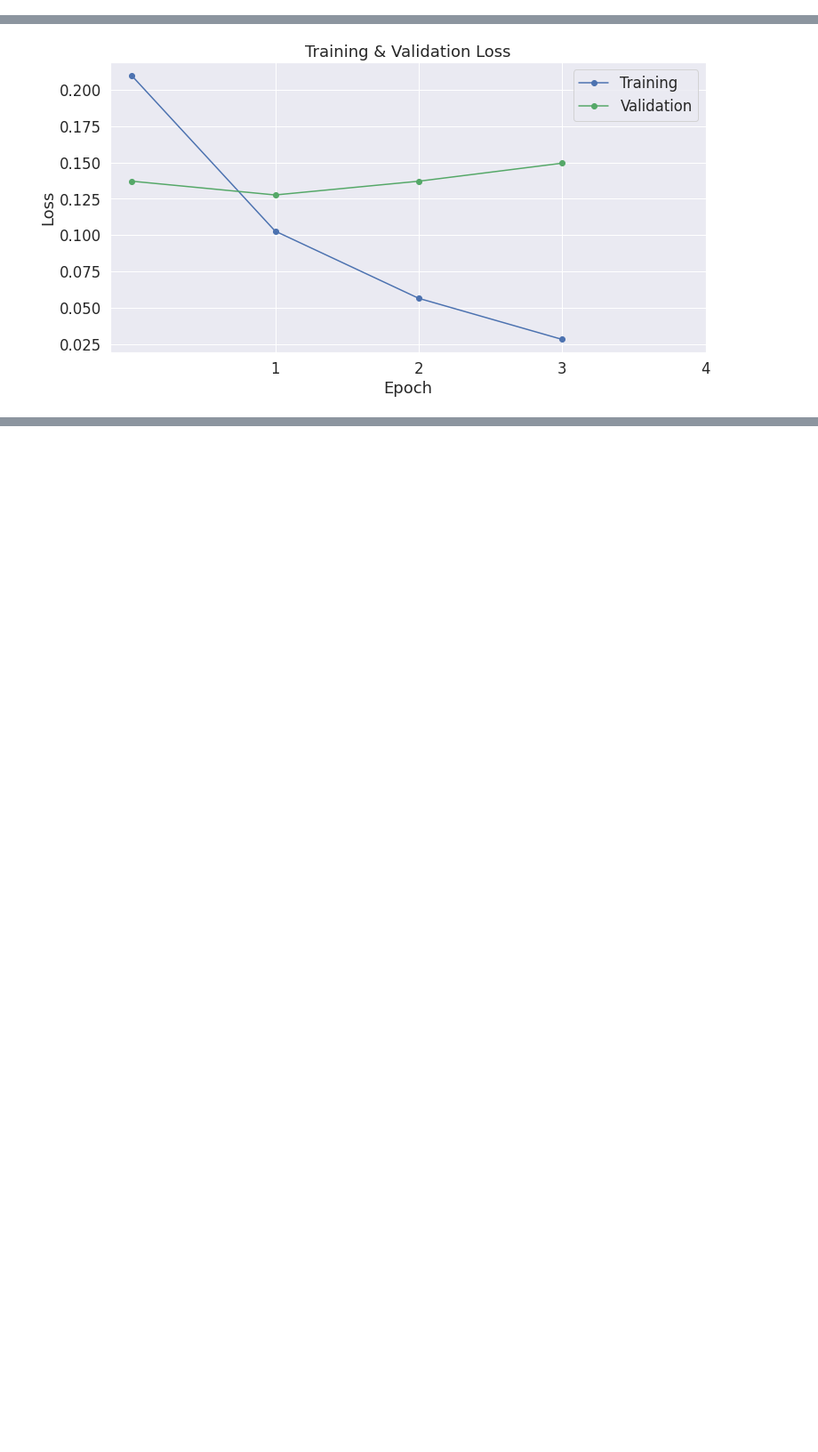
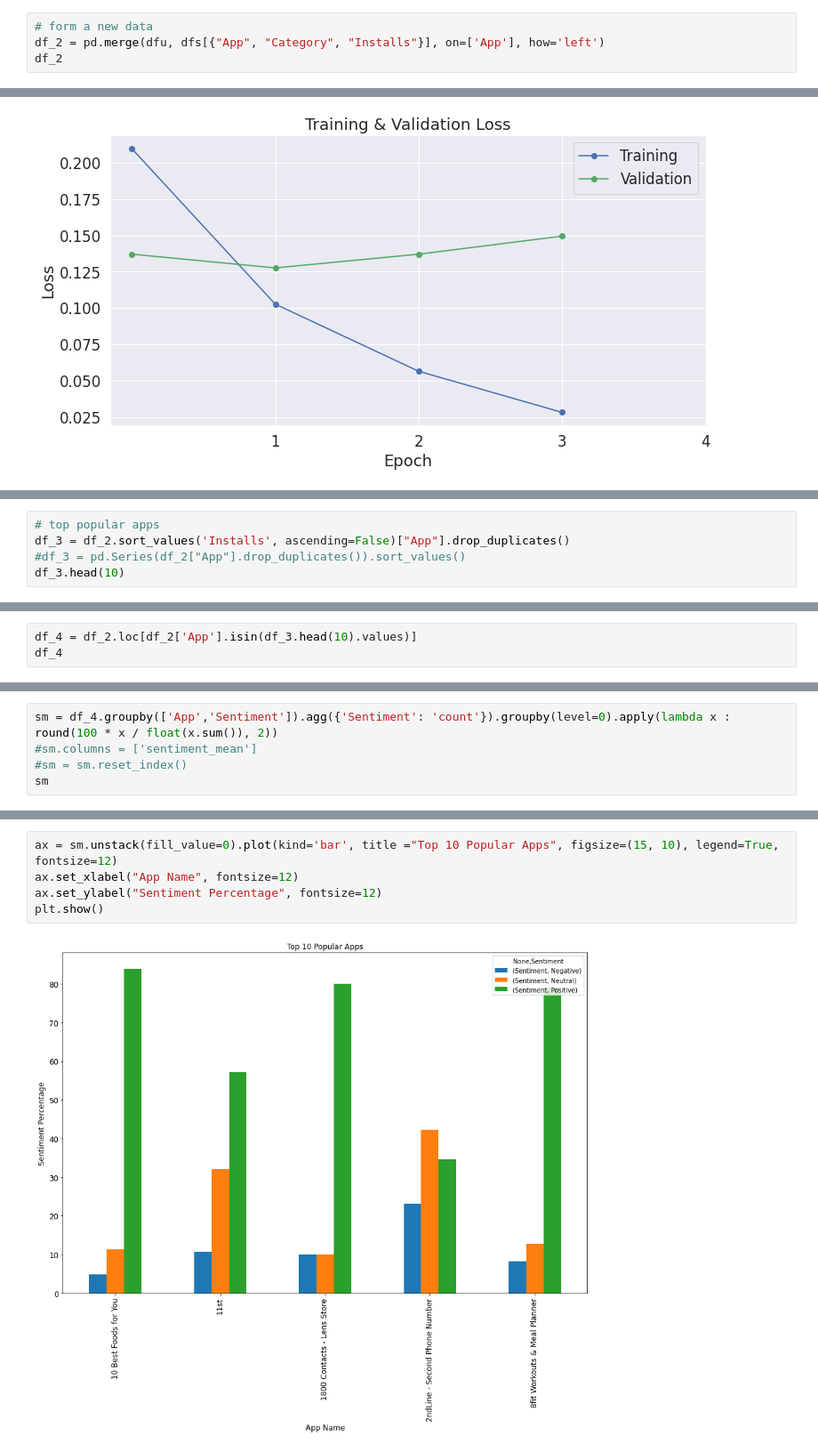
Before and after one commit to Yunxiai88/plp_p3, a Jupyter notebook: training/sentiment/Sentiment_Mining.ipynb, the cells around one changed output, grey strips where cells are left out. Shown at 89% size. Saved outputs shown, nothing was run; the diff lists cells and outputs as text; blank space fills up the shorter version.

```diff
--- a/training/sentiment/Sentiment_Mining.ipynb
+++ b/training/sentiment/Sentiment_Mining.ipynb
@@ -71,0 +84,4 @@ df.head(5)
+# %%
+# form a new data
+df_2 = pd.merge(dfu, dfs[{"App", "Category", "Installs"}], on=['App'], how='left')
+df_2
@@ -1076,3 +1173,8 @@ for batch in test_dataloader:
     print(pred_flat)
 # %% [output]
 [1]
+# %%
+# top popular apps
+df_3 = df_2.sort_values('Installs', ascending=False)["App"].drop_duplicates()
+#df_3 = pd.Series(df_2["App"].drop_duplicates()).sort_values()
+df_3.head(10)
@@ -1078,0 +1188,3 @@ for batch in test_dataloader:
+# %%
+df_4 = df_2.loc[df_2['App'].isin(df_3.head(10).values)]
+df_4
@@ -1078,0 +1205,5 @@ for batch in test_dataloader:
+# %%
+sm = df_4.groupby(['App','Sentiment']).agg({'Sentiment': 'count'}).groupby(level=0).apply(lambda x : round(100 * x / float(x.sum()), 2))
+#sm.columns = ['sentiment_mean']
+#sm = sm.reset_index()
+sm
@@ -1078,0 +1228,7 @@ for batch in test_dataloader:
+# %%
+ax = sm.unstack(fill_value=0).plot(kind='bar', title ="Top 10 Popular Apps", figsize=(15, 10), legend=True, fontsize=12)
+ax.set_xlabel("App Name", fontsize=12)
+ax.set_ylabel("Sentiment Percentage", fontsize=12)
+plt.show()
+# %% [output]
+[figure, added]
```
Also changed, not shown: parts of 23 cells of this notebook, 2 other files.
